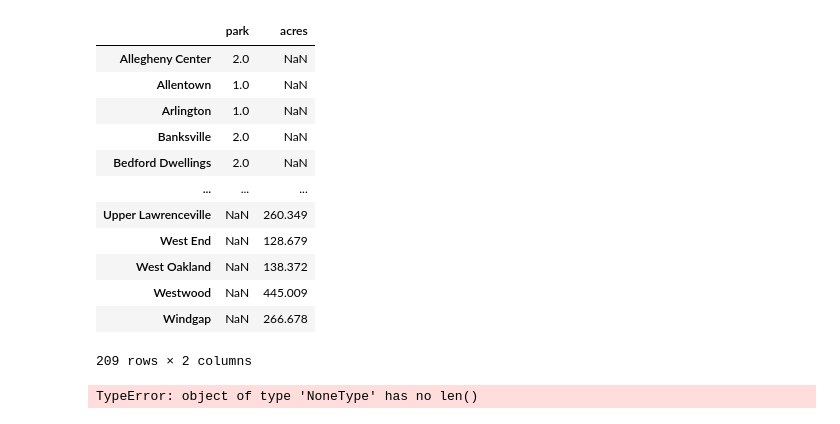
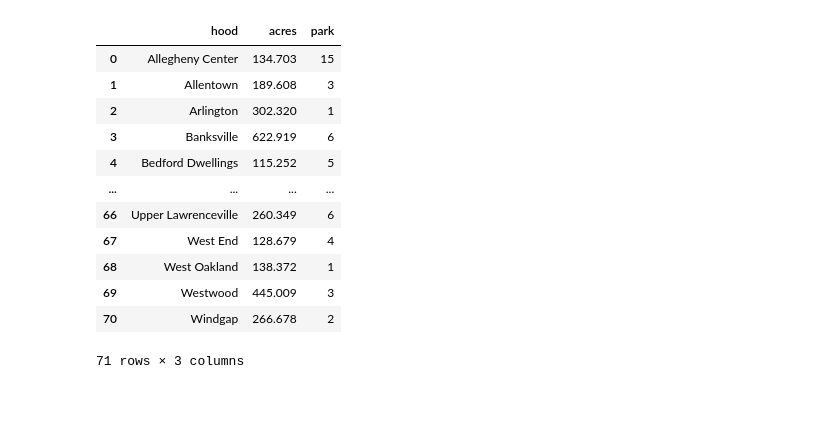
Before and after one commit to sagil591/CMPINF10-FinalProject, a Jupyter notebook: Recreation.ipynb, the cells around one changed output. Drawn from its saved outputs; the diff is of its cells as text; code cells hidden in the pictures.

```diff
--- a/Recreation.ipynb
+++ b/Recreation.ipynb
@@ -100,5 +56,8 @@ Name: park, Length: 119, dtype: int64
 # %%
 area = pd.read_csv("Neighborhood Size.csv")
+# %%
+mask = area['acres'] > 0
+area = area[mask]
 # %%
 area = area.groupby('hood').sum()['acres']
 newarea = pd.DataFrame(area)
@@ -140,21 +64,20 @@ dfrecreation
-# %%
-recarea = pd.concat([dfrecreation, newarea])
-recarea
-# %% [output]
-|  | park | acres |
-| Allegheny Center | 2.0 | NaN |
-| Allentown | 1.0 | NaN |
-| Arlington | 1.0 | NaN |
-| Banksville | 2.0 | NaN |
-| Bedford Dwellings | 2.0 | NaN |
-| ... | ... | ... |
-| Upper Lawrenceville | NaN | 260.349 |
-| West End | NaN | 128.679 |
-| West Oakland | NaN | 138.372 |
-| Westwood | NaN | 445.009 |
-| Windgap | NaN | 266.678 |
-209 rows × 2 columns
-# %%
-reca = dfrecreation.merge(newarea, right_on='hood')
-# %% [output]
-TypeError: object of type 'NoneType' has no len()
+# %%
+recreation = recreation.reset_index()
+newarea = newarea.reset_index()
+reca = newarea.merge(recreation, left_on="hood", right_on ="neighborhood")
+# %%
+reca.drop(labels = 'neighborhood', axis = 1)
+# %% [output]
+|  | hood | acres | park |
+| 0 | Allegheny Center | 134.703 | 15 |
+| 1 | Allentown | 189.608 | 3 |
+| 2 | Arlington | 302.320 | 1 |
+| 3 | Banksville | 622.919 | 6 |
+| 4 | Bedford Dwellings | 115.252 | 5 |
+| ... | ... | ... | ... |
+| 66 | Upper Lawrenceville | 260.349 | 6 |
+| 67 | West End | 128.679 | 4 |
+| 68 | West Oakland | 138.372 | 1 |
+| 69 | Westwood | 445.009 | 3 |
+| 70 | Windgap | 266.678 | 2 |
+71 rows × 3 columns
```
Also changed, not shown: parts of 17 cells of this notebook, 1 other file.
